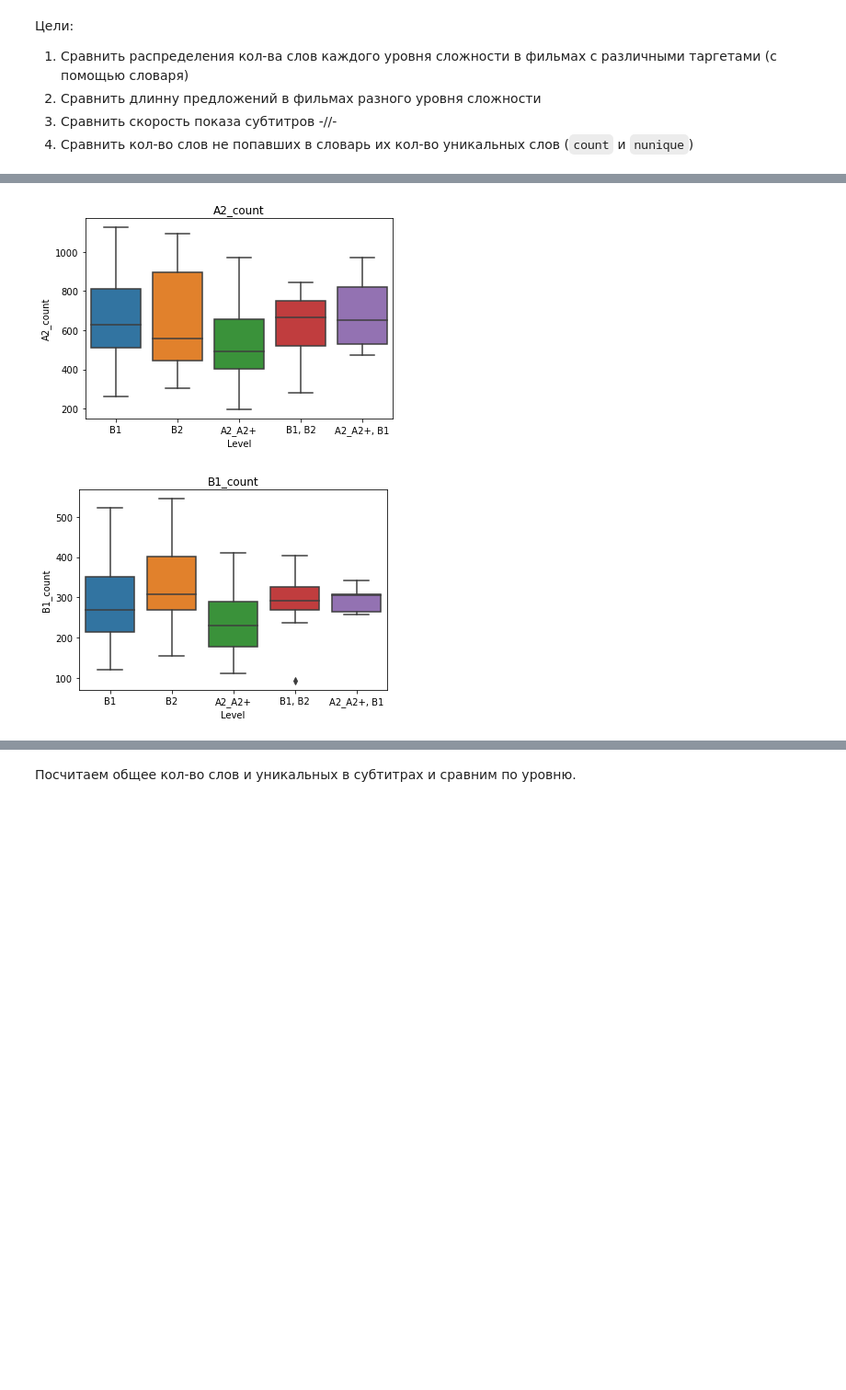
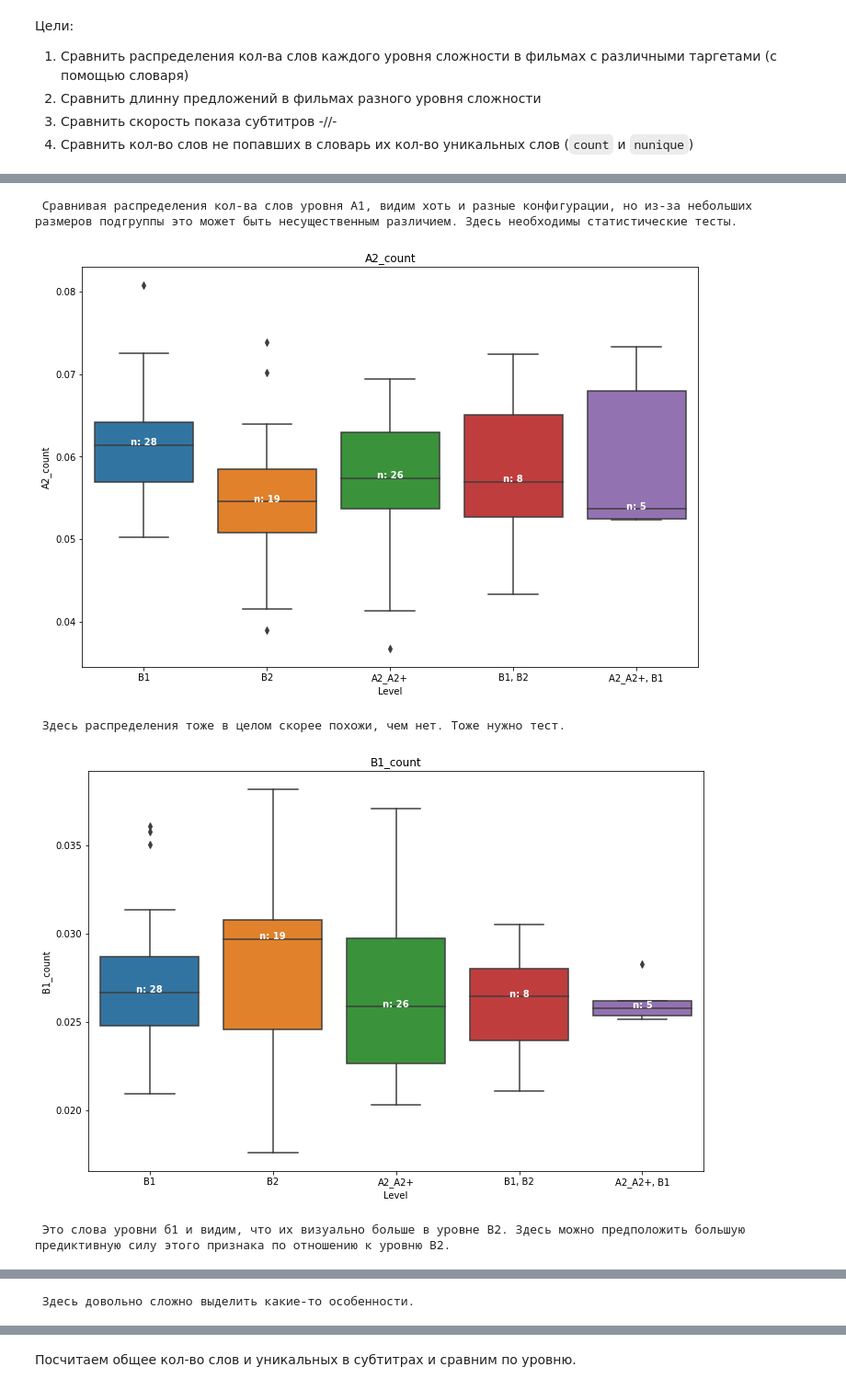
Before and after one commit to snakerzr/predict_english_level_with_movie_subs, a Jupyter notebook: notebook.ipynb, the cells around one changed output, grey strips where cells are left out. Shown at 92% size. Drawn from its saved outputs; the diff is of its cells as text; code cells hidden in the pictures; blank space fills up the shorter version.

```diff
--- a/notebook.ipynb
+++ b/notebook.ipynb
@@ -662,0 +665,11 @@ df = labels.merge(word_level_counts)
+# %%
+word_level_fracs = word_level_counts.copy()
+# %%
+word_level_fracs['word_count'] = word_level_fracs[['A1_count','A2_count','B1_count','B2_count','C1_count','C2_count','not_in_vocab_count']].sum(axis=1)
+word_level_fracs['word_nunique'] = word_level_fracs[['A1_nunique','A2_nunique','B1_nunique','B2_nunique','C1_nunique','C2_nunique','not_in_vocab_nunique']].sum(axis=1)
+
+for level in ['A1_count','A2_count','B1_count','B2_count','C1_count','C2_count','not_in_vocab_count']:
+    word_level_fracs[level] = word_level_fracs[level] / word_level_fracs['word_count']
+
+for level in ['A1_nunique','A2_nunique','B1_nunique','B2_nunique','C1_nunique','C2_nunique','not_in_vocab_nunique']:
+    word_level_fracs[level] = word_level_fracs[level] / word_level_fracs['word_nunique']
@@ -663,6 +685,5 @@ df = labels.merge(word_level_counts)
 # %%
-import matplotlib.pyplot as plt
-import seaborn as sns
+df = labels.merge(word_level_fracs)
 # %%
 df
 # %% [output]
@@ -682,5 +719,32 @@ df
 # %%
+# Посчитаем кол-во наблюдений каждой группы
+nobs = df['Level'].value_counts(sort=False).values
+nobs = [str(x) for x in nobs.tolist()]
+nobs = ["n: " + i for i in nobs]
+# nobs
+
 for col in ['A1_count','A2_count','B1_count','B2_count','C1_count','C2_count','not_in_vocab_count']:
-    sns.boxplot(data=df,x='Level',y=col).set_title(col)
+    medians = df.groupby(['Level'],sort=False)[col].median().values
+    # display(medians)
+    # mins = df.groupby(['Level'])[col].min().min()
+    # display(mins)
+    plt.figure(figsize=(12,8))
+    ax = sns.boxplot(data=df,x='Level',y=col)
+    ax.set_title(col)
+
+    pos = range(len(nobs))
+
+    for tick in pos:
+
+        ax.text(pos[tick],
+                medians[tick],
+                nobs[tick],
+                horizontalalignment='center',
+                # size='x-small',
+                color='w',
+                weight='semibold'
+               )
+
     plt.show()
+    # input()
 # %% [output]
@@ -688,2 +752,5 @@ for col in ['A1_count','A2_count','B1_count','B2_count','C1_count','C2_count','n
+ Сравнивая распределения кол-ва слов уровня А1, видим хоть и разные конфигурации, но из-за небольших размеров подгруппы это может быть несущественным различием. Здесь необходимы статистические тесты.
-[figure, old version]
+[figure, new version]
+ Здесь распределения тоже в целом скорее похожи, чем нет. Тоже нужно тест.
-[figure, old version]
+[figure, new version]
+ Это слова уровни б1 и видим, что их визуально больше в уровне B2. Здесь можно предположить большую предиктивную силу этого признака по отношению к уровню B2.
@@ -690,0 +758 @@ for col in ['A1_count','A2_count','B1_count','B2_count','C1_count','C2_count','n
+ Здесь довольно сложно выделить какие-то особенности.
```
Also changed, not shown: parts of 25 cells of this notebook.
